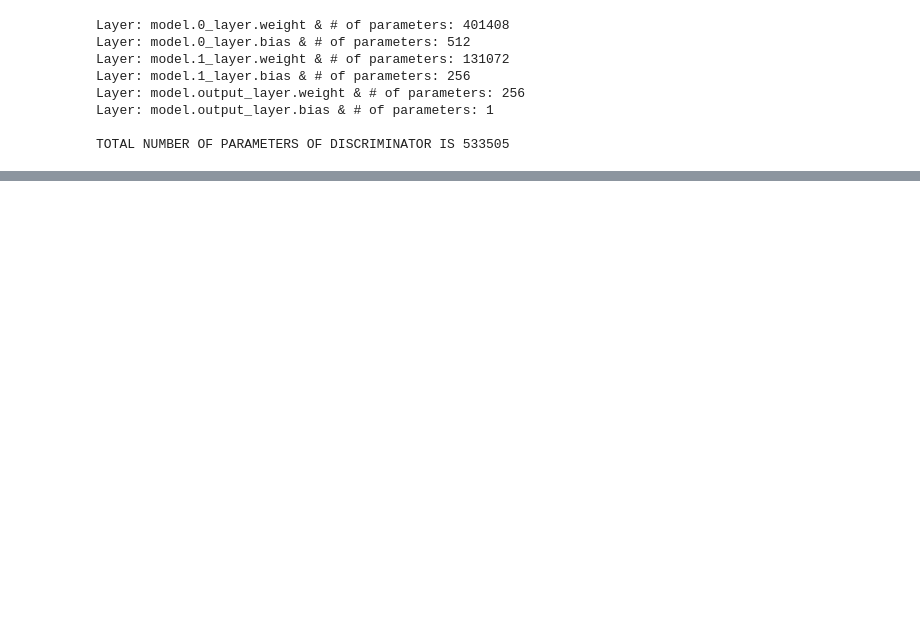
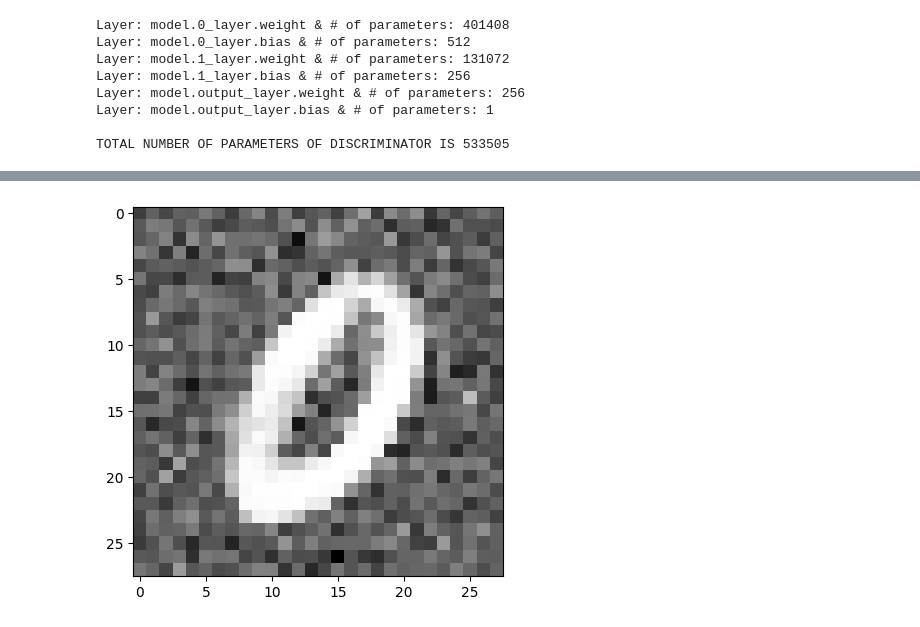
Before and after one commit to atikul-islam-sajib/GPSG, a Jupyter notebook: notebooks/model_train.ipynb, the cells around one changed output, grey strips where cells are left out. Cells and saved outputs as stored; diff of their text form; code cells hidden in the pictures; blank space fills up the shorter version.

Commit message:
discriminator and generator file is updated

```diff
--- a/notebooks/model_train.ipynb
+++ b/notebooks/model_train.ipynb
@@ -62,9 +70,9 @@ class Generator(nn.Module):
         self.latent_space = latent_space
         super(Generator, self).__init__()
         layers_config = [
-            (self.latent_space, 256, 0.02),
-            (256, 512, 0.02),
-            (512, 1024, 0.02),
+            (self.latent_space, 256, 0.2),
+            (256, 512, 0.2),
+            (512, 1024, 0.2),
             (1024, 28 * 28),
         ]
         self.model = self.generate_layer(layers_config=layers_config)
@@ -119,7 +127,7 @@ class Generator(nn.Module):
         if x is not None:
             x = self.model(x)
         else:
-            x = -1
+            x = "ERROR"
 
         return x.reshape(-1, 1, 28, 28)
 # %%
@@ -271,3 +280,10 @@ Layer: model.output_layer.weight & # of parameters: 256
 Layer: model.output_layer.bias & # of parameters: 1
 
 TOTAL NUMBER OF PARAMETERS OF DISCRIMINATOR IS 533505
+# %%
+# Check the GPU in MAC
+device = (
+    torch.device("mps") if torch.backends.mps.is_available() else torch.device("cpu")
+)
+
+print(device)
@@ -273,0 +292,4 @@ TOTAL NUMBER OF PARAMETERS OF DISCRIMINATOR IS 533505
+# %%
+# Connect to the GPU
+generator = Generator().to(device)
+discriminator = Discriminator().to(device)
@@ -273,0 +487,9 @@ TOTAL NUMBER OF PARAMETERS OF DISCRIMINATOR IS 533505
+# %%
+noise_data = torch.randn(1, 100)
+generated_samples = generator(noise_data.to(device))
+generated_samples = generated_samples.detach()
+
+plt.imshow(generated_samples.detach().cpu().view(28, 28), cmap="gray")
+plt.show()
+# %% [output]
+[figure, added]
```
Also changed, not shown: parts of 8 cells of this notebook, 5 other files.
